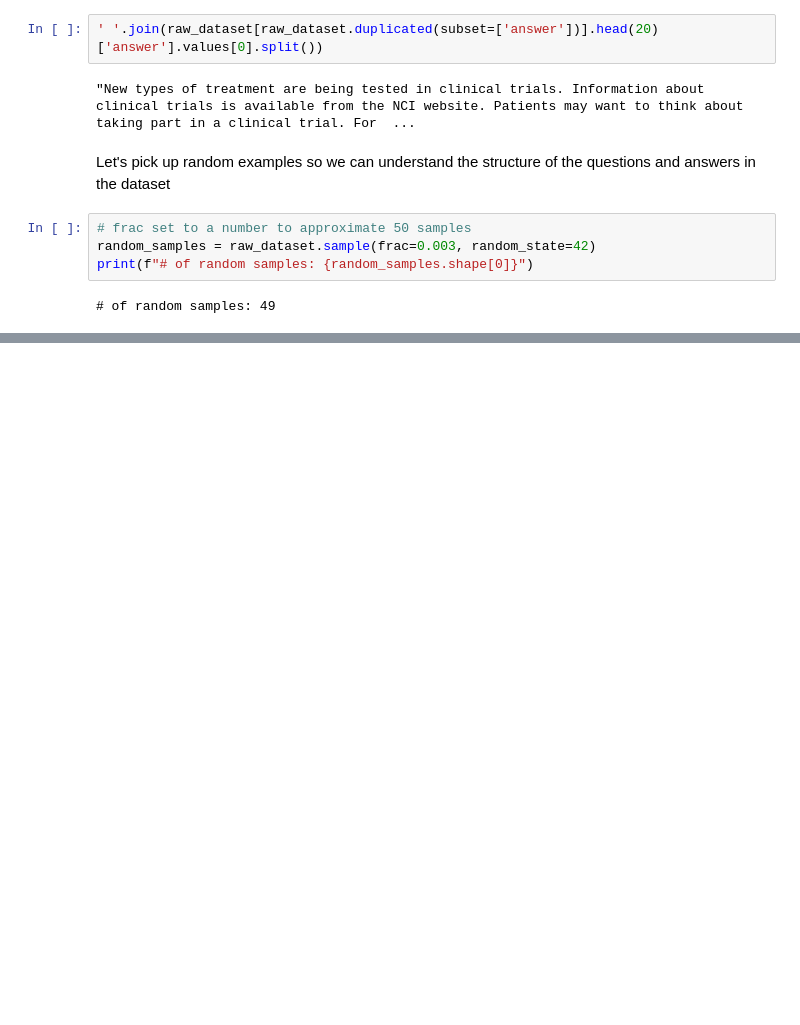
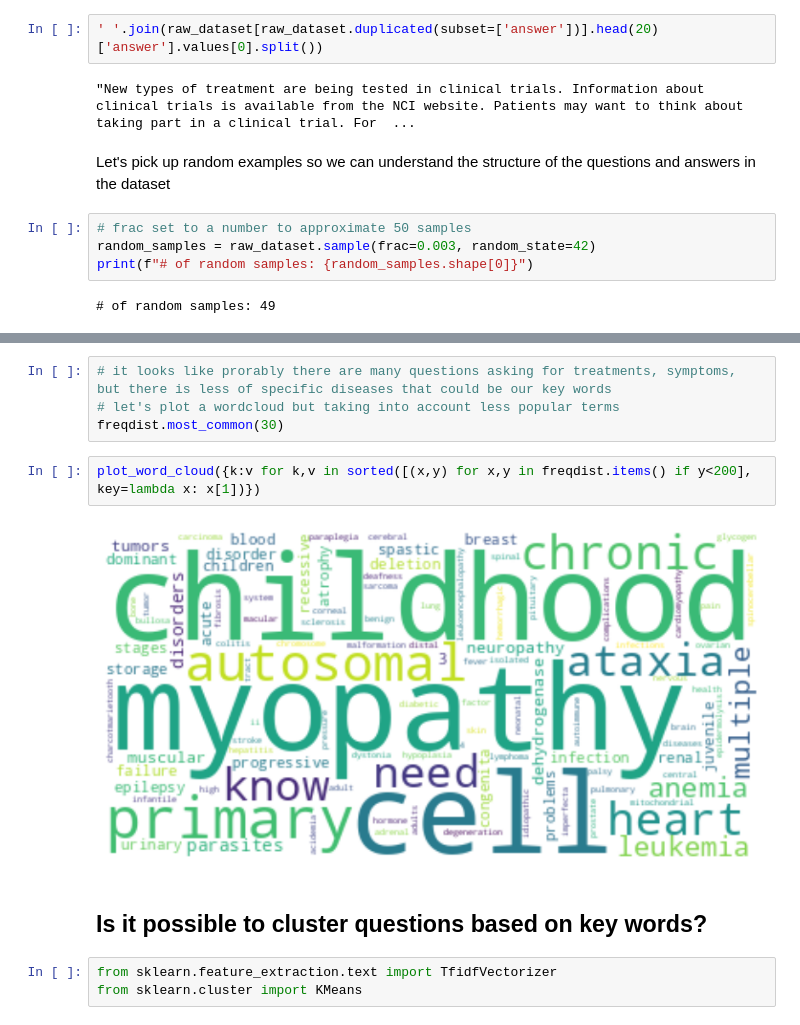
Before and after one commit to alditus/medical_assistant_bot_assignment, a Jupyter notebook: notebooks/data_exploration_eda/exploratory_data_analysis.ipynb, the cells around one changed output, grey strips where cells are left out. Saved outputs shown, nothing was run; the diff lists cells and outputs as text; blank space fills up the shorter version.

```diff
--- a/notebooks/data_exploration_eda/exploratory_data_analysis.ipynb
+++ b/notebooks/data_exploration_eda/exploratory_data_analysis.ipynb
@@ -269,0 +390,13 @@ True
+# %%
+# it looks like prorably there are many questions asking for treatments, symptoms, but there is less of specific diseases that could be our key words
+# let's plot a wordcloud but taking into account less popular terms
+freqdist.most_common(30)
+# %%
+plot_word_cloud({k:v for k,v in sorted([(x,y) for x,y in freqdist.items() if y<200], key=lambda x: x[1])})
+# %% [output]
+[figure, added]
+# %% [markdown]
+## Is it possible to cluster questions based on key words?
+# %%
+from sklearn.feature_extraction.text import TfidfVectorizer
+from sklearn.cluster import KMeans
```
Also changed, not shown: parts of 65 cells of this notebook.
